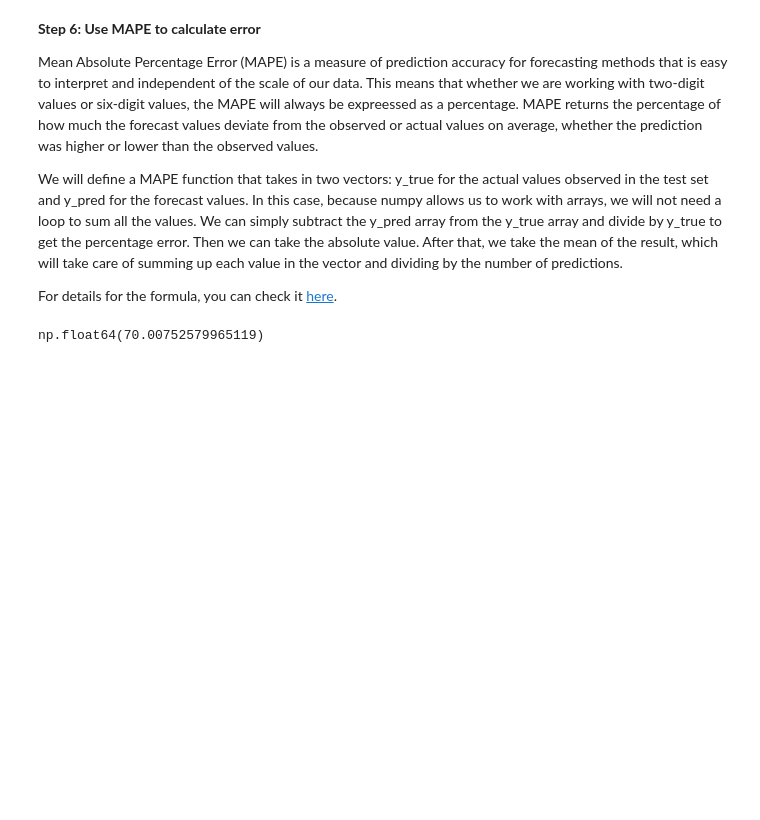
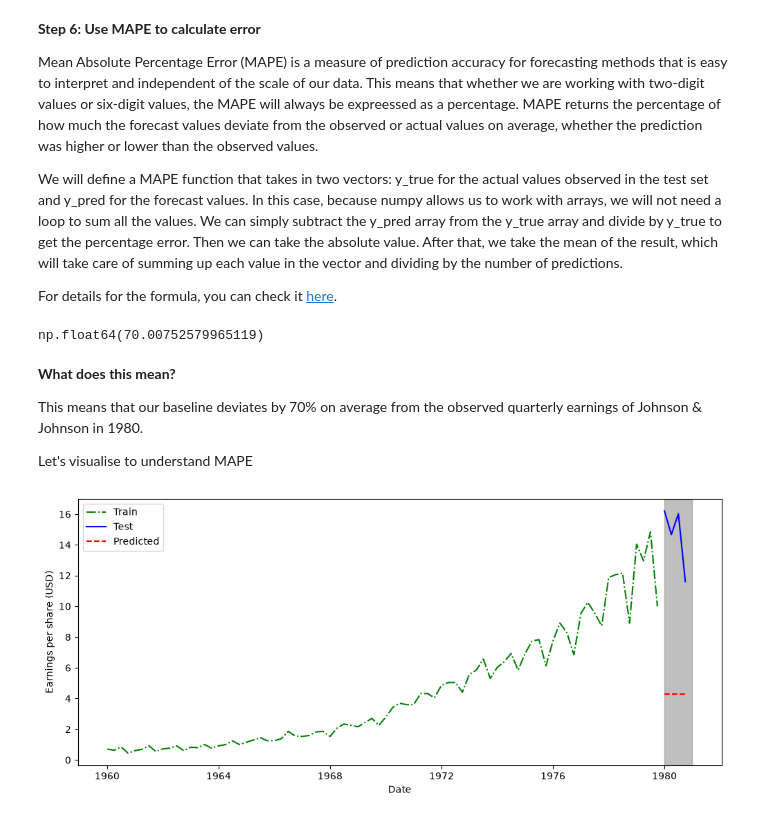
Before and after one commit to michaelhudson2205/INFO3022_Practicals, a Jupyter notebook: P3_2_Baseline_Model.ipynb, the cells around one changed output. Saved outputs shown, nothing was run; the diff lists cells and outputs as text; code cells hidden in the pictures; blank space fills up the shorter version.

```diff
--- a/P3_2_Baseline_Model.ipynb
+++ b/P3_2_Baseline_Model.ipynb
@@ -173,3 +173,25 @@ mape_value = mape(pred_hist_mean["JohnsonJohnson"], pred_hist_mean["pred"])
 mape_value
 # %% [output]
 np.float64(70.00752579965119)
+# %% [markdown]
+**What does this mean?**
+
+This means that our baseline deviates by 70% on average from the observed quarterly earnings of Johnson & Johnson in 1980.
+
+Let's visualise to understand MAPE
+# %%
+fig,ax = plt.subplots(figsize=(12,5))
+
+ax.plot(train["time"], train["JohnsonJohnson"], "g-.", label="Train")
+ax.plot(test["time"], test["JohnsonJohnson"], "b-", label="Test")
+ax.plot(pred_hist_mean["time"], pred_hist_mean["pred"], "r--", label="Predicted")
+
+ax.set_xlabel("Date")
+ax.set_ylabel("Earnings per share (USD)")
+
+# Shadow the window we want to predict (last year, i.e. 1980)
+ax.axvspan(datetime(1980, 1, 1), datetime(1980, 12, 31), color='gray', alpha=0.5)
+ax.legend()
+plt.show()
+# %% [output]
+[figure, added]
```
Also changed, not shown: parts of 14 cells of this notebook.
